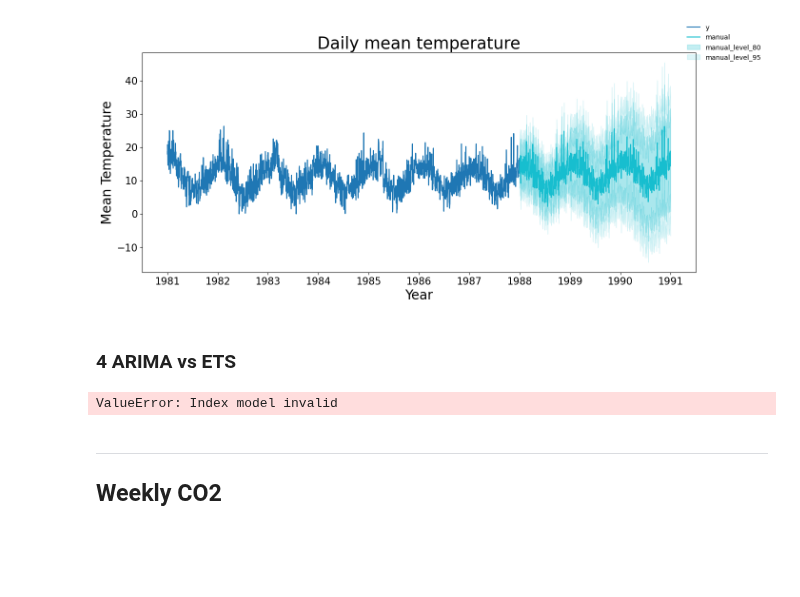
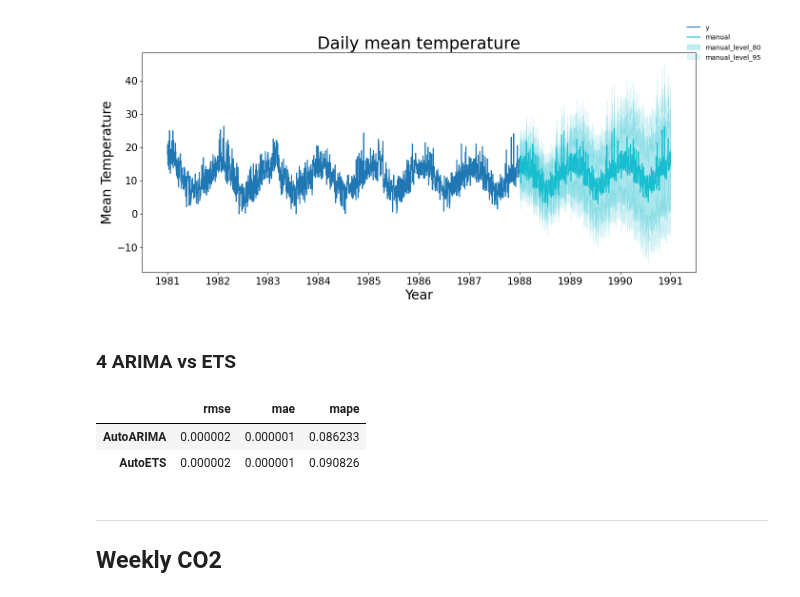
Before and after one commit to HannaHalka/Time-Series, a Jupyter notebook: Ass6/Assignment6.ipynb, the cells around one changed output. Drawn from its saved outputs; the diff is of its cells as text; code cells hidden in the pictures; blank space fills up the shorter version.

Commit message:
metrics

```diff
--- a/Ass6/Assignment6.ipynb
+++ b/Ass6/Assignment6.ipynb
@@ -204,7 +201,0 @@ df = errors.drop(columns="unique_id").T
-# %%
-metrics = pd.read_csv('../metrics/metrics_tempt.csv', index_col='model')
-metrics = pd.concat([metrics, df], axis=0)
-metrics.to_csv("../metrics/metrics_tempt.csv", index=True)
-metrics
-# %% [output]
-ValueError: Index model invalid
@@ -210,0 +216,6 @@ ValueError: Index model invalid
+# %%
+df
+# %% [output]
+|  | rmse | mae | mape |
+| AutoARIMA | 0.000002 | 0.000001 | 0.086233 |
+| AutoETS | 0.000002 | 0.000001 | 0.090826 |
```
Also changed, not shown: parts of 27 cells of this notebook, 1 other file.
